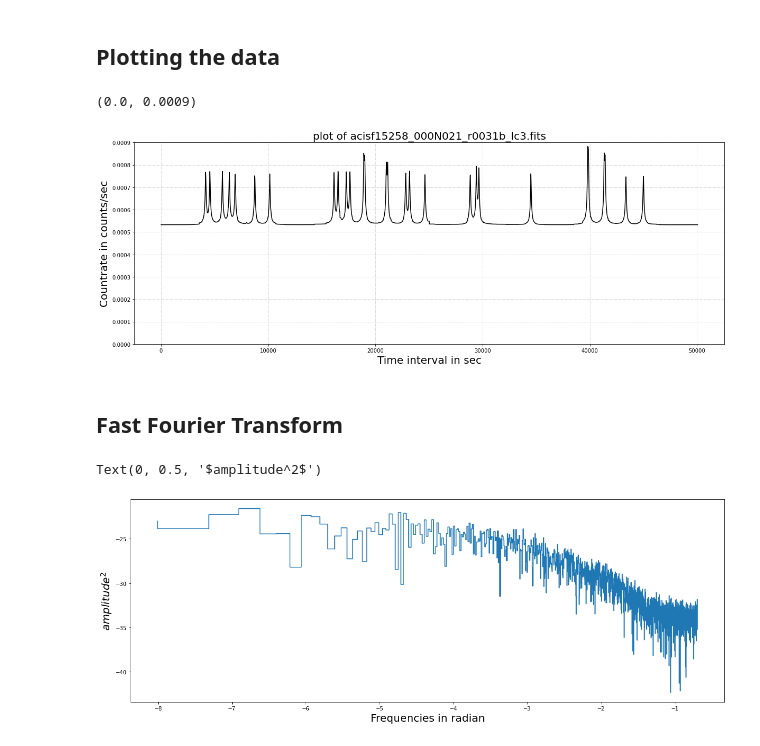
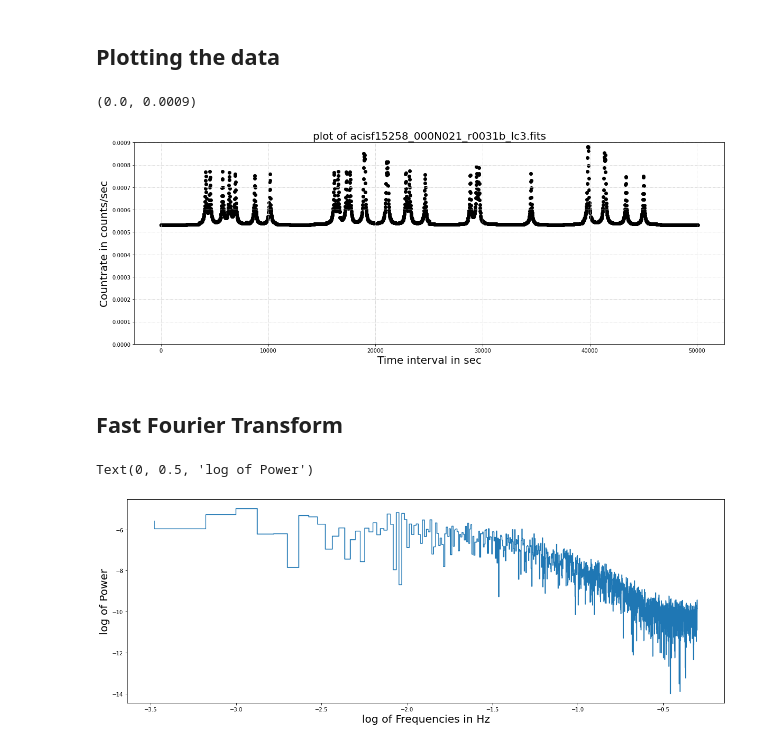
Before and after one commit to Samrat0512/IIST-MS-Project, a Jupyter notebook: Lightcurves/source_1/ACIS_Broad_Band.ipynb, the cells around one changed output. Cells and saved outputs as stored; diff of their text form; code cells hidden in the pictures.

```diff
--- a/Lightcurves/source_1/ACIS_Broad_Band.ipynb
+++ b/Lightcurves/source_1/ACIS_Broad_Band.ipynb
@@ -24,29 +24,29 @@ The time resolution is 16.67995351553s
 # %%
 
 lc = result[1].data #Lightcurve
 bg = result[2].data #Background
 
 time = lc['Time']
 lc_count_rate = lc['COUNT_RATE']
 lc_count_rate_err = lc['COUNT_RATE_ERR']
 
 #Starting time axis from zero
 dt = time - time[0]
 
 plt.figure(figsize = [20,7], facecolor = 'w')
-plt.plot(dt, lc_count_rate, c = 'k')
+plt.scatter(dt, lc_count_rate, c = 'k')
 #plt.scatter(dt, lc_count_rate, c = 'k', zorder = 1)
 #plt.errorbar(dt, lc_count_rate, lc_count_rate_err, fmt = 'none', c = 'pink', zorder = 0)
 plt.grid(color = 'lightgrey', ls = '-.')
 plt.xlabel('Time interval in sec', fontsize = 20)
 plt.ylabel('Countrate in counts/sec', fontsize = 20)
 plt.title(f'plot of {file_name}', fontsize = 20)
 #plt.text(10000,2.8e-5, s = f'resolution = {resolution} s', fontsize = 20)
 #plt.xlim(0,40000)
 plt.ylim(0,0.0009)
 # %% [output]
 (0.0, 0.0009)
-[figure, old version]
+[figure, new version]
 # %% [markdown]
 ## Fast Fourier Transform
 # %%
@@ -55,20 +55,20 @@ freq = fftfreq(len(time)) #creating the necessary frequencies
 
 mask = freq > 0 #masking for taking only positive half
 
-amp = 2*fft_val/len(time) #scaling the raw values (factor of 2 is used because we are taking only positve half of the freq)
+power = 2*(fft_val**2)*resolution/len(time) #scaling the raw values (factor of 2 is used because we are taking only positve half of the freq)
 
-#positive frequencies and corresponding amplitudes
+#positive frequencies and corresponding power
 freq_pos = freq[mask]
-amp_pos = amp[mask]
+power_pos = power[mask]
 
 #for PSD
 #power
 
 plt.figure(figsize = [20,7], facecolor = 'w')
-plt.step(np.log(freq[mask]), np.log((amp[mask])**2))
+plt.step(np.log10(freq[mask]), np.log10(power[mask]))
 #plt.xlim(0,0.075)
-plt.xlabel('Frequencies in radian', fontsize = 20)
-plt.ylabel('$amplitude^2$', fontsize = 20)
+plt.xlabel('log of Frequencies in Hz', fontsize = 20)
+plt.ylabel('log of Power', fontsize = 20)
 # %% [output]
-Text(0, 0.5, '$amplitude^2$')
+Text(0, 0.5, 'log of Power')
-[figure, old version]
+[figure, new version]
```
Also changed, not shown: 3 other files.
